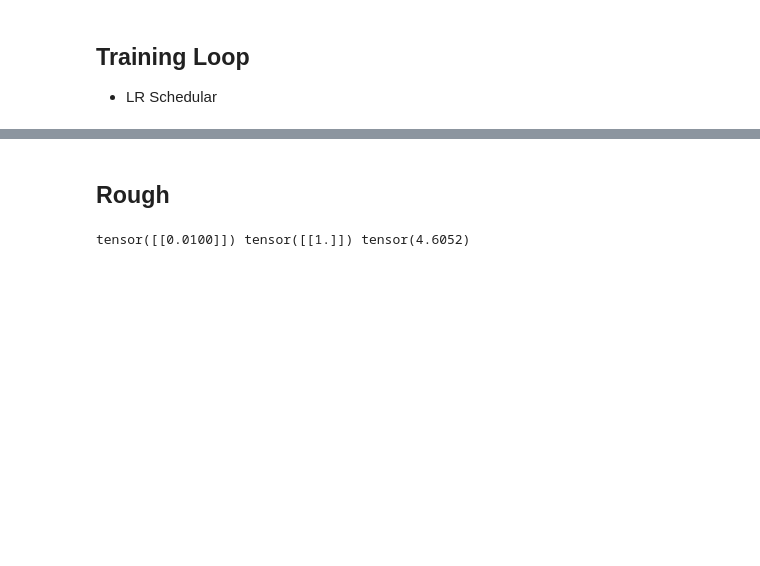
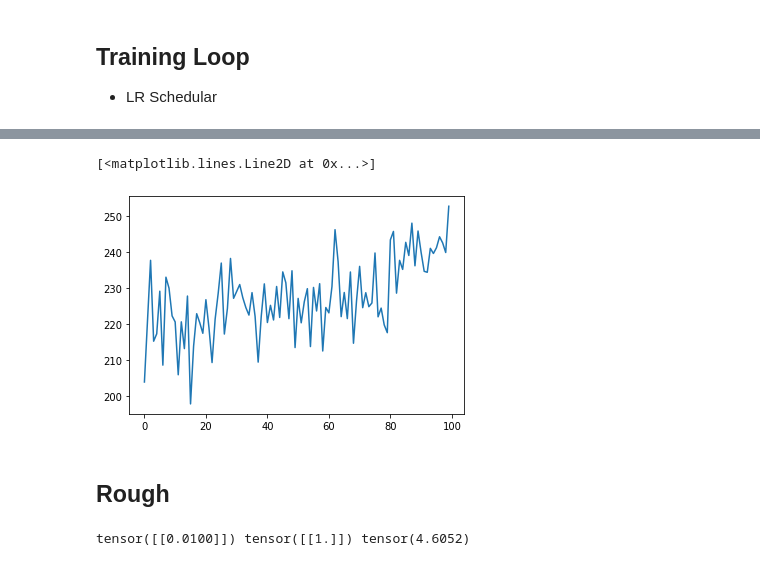
Before and after one commit to harshraj22/DeepLearning, a Jupyter notebook: implementations/SiameseNetwork/Siamese_Network.ipynb, the cells around one changed output, grey strips where cells are left out. Saved outputs shown, nothing was run; the diff lists cells and outputs as text; code cells hidden in the pictures; blank space fills up the shorter version.

Commit message:
Initial training code

```diff
--- a/implementations/SiameseNetwork/Siamese_Network.ipynb
+++ b/implementations/SiameseNetwork/Siamese_Network.ipynb
@@ -152,5 +153,5 @@ from tqdm import tqdm
 # %%
-ds = Omniglot(root='./data', download=True, transform=np.array)
+ds = Omniglot(root='./data', download=True, transform=np.array, background=True)
 # %% [output]
 Files already downloaded and verified
 # %%
@@ -240,6 +248,9 @@ SiameseNet(
   (sigmoid): Sigmoid()
 )
 # %%
+device = 'cuda' if torch.cuda.is_available() else 'cpu'
+
 criterian = nn.BCELoss()
 optimizer = Adam(model.parameters(), weight_decay=0.1)
+model = model.to(device)
 # %%
@@ -267,4 +278,4 @@ Estimated Total Size (MB): 327.10
 
 - LR Schedular
 # %%
-NUM_EPOCH = 10
+NUM_EPOCH = 100
@@ -272,0 +282,19 @@ for
+# %%
+losses = []
+
+for epoch in tqdm(range(NUM_EPOCH), desc='Training...'):
+  running_loss = 0.0
+  for batch in dl:
+    img1, img2, label = batch['img1'].to(device), batch['img2'].to(device), batch['label'].to(device)
+    optimizer.zero_grad()
+
+    out = model(img1, img2)
+    loss = criterian(out, label)
+
+    running_loss += loss.item() * out.shape[0]
+
+    loss.backward()
+    optimizer.step()
+
+  losses.append(running_loss)
+  print(f'Epoch: {epoch}, Loss: {running_loss:.2f}')
@@ -273,3 +319,8 @@ for
+# %%
+ plt.plot(losses)
+# %% [output]
+[<matplotlib.lines.Line2D at 0x...>]
+[figure, added]
 # %% [markdown]
 ## Rough
 # %%
```
Also changed, not shown: parts of 12 cells of this notebook.
